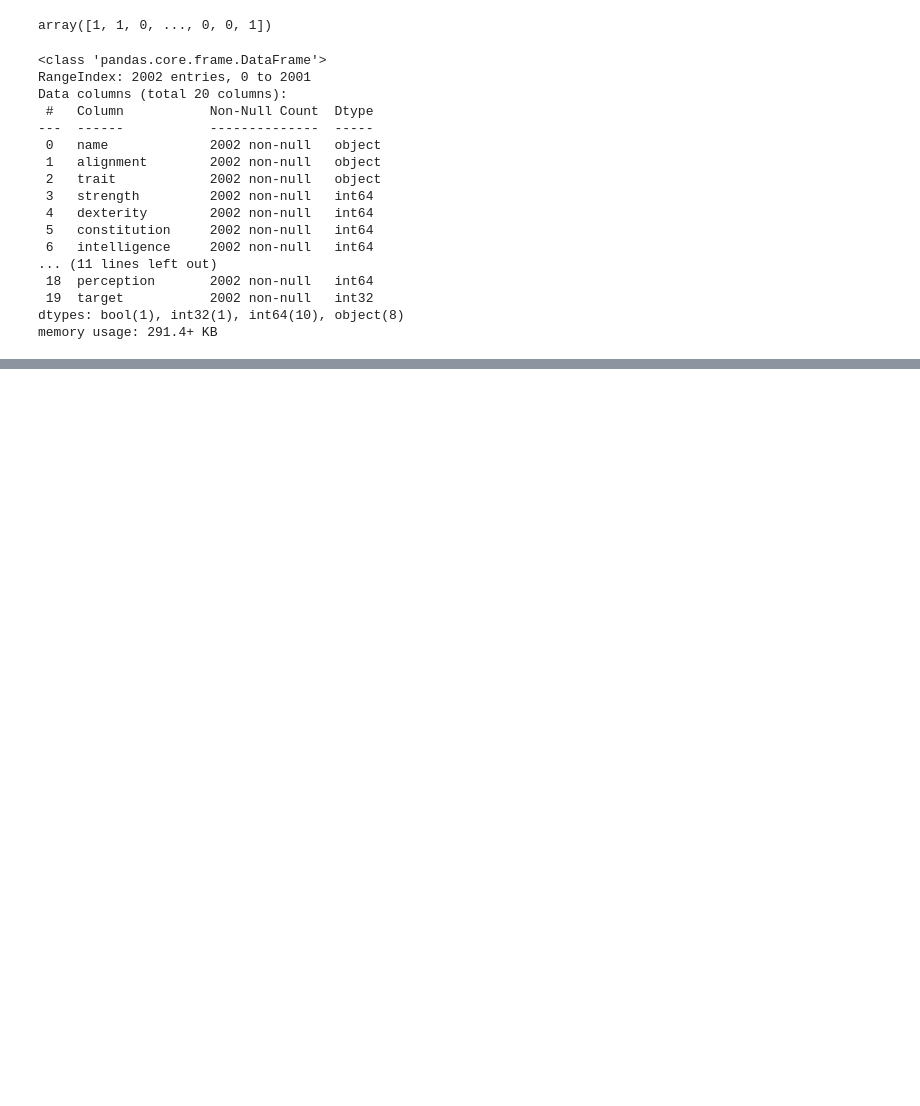
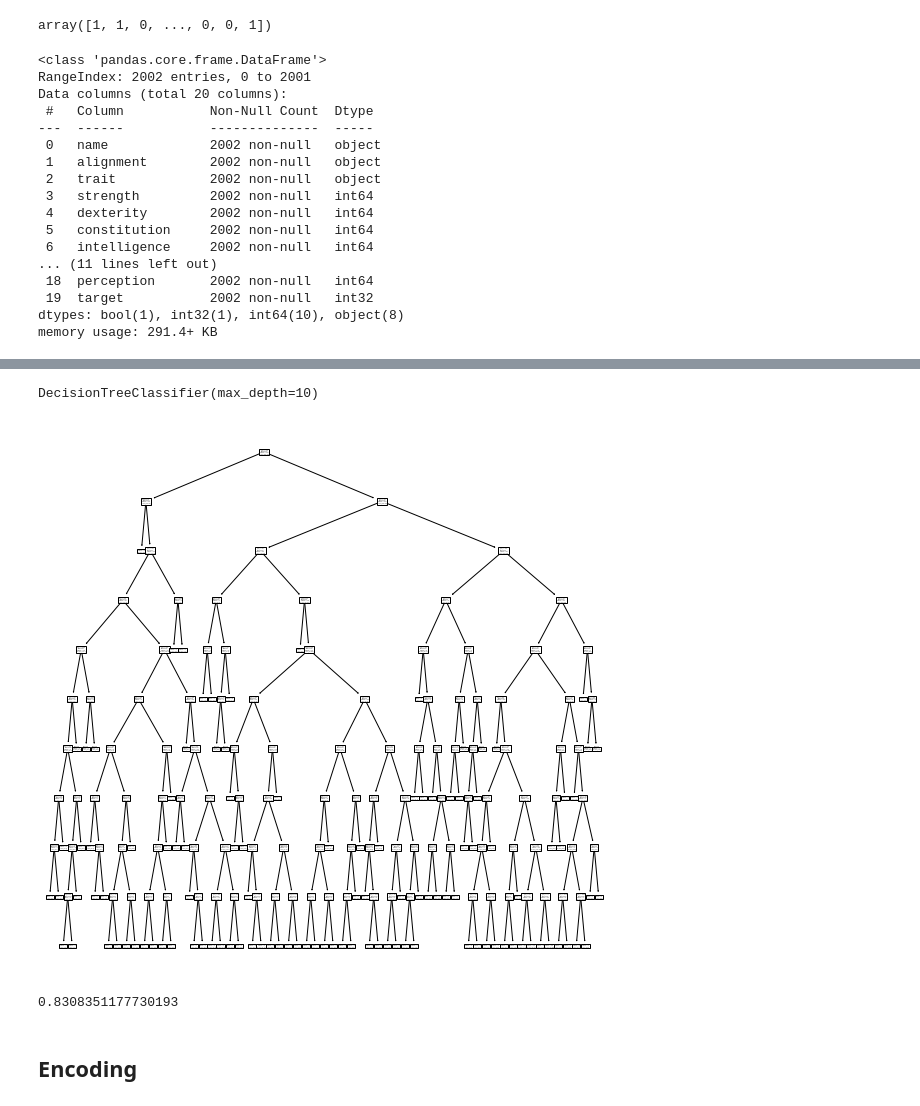
Before and after one commit to MusaAbbasi/Pathfinder_Creature_Classifier, a Jupyter notebook: EDA-Modeling.ipynb, the cells around one changed output, grey strips where cells are left out. Cells and saved outputs as stored; diff of their text form; code cells hidden in the pictures; blank space fills up the shorter version.

```diff
--- a/EDA-Modeling.ipynb
+++ b/EDA-Modeling.ipynb
@@ -66,3 +54,24 @@ memory usage: 291.4+ KB
+# %%
+object_cols = ["name", "alignment", "trait", "speed_raw", "rarity", "sense", "size", "creature_family", "target"]
 # %%
-X = df.drop(columns = ["target"])
+X = df.drop(columns = object_cols)
 y = df['target']
+# %%
+X_train, X_test, y_train, y_test = train_test_split(X, y, test_size=0.3)
+# %%
+tree_clf = DecisionTreeClassifier(max_depth = 10)
+
+tree_clf.fit(X_train, y_train)
+# %% [output]
+DecisionTreeClassifier(max_depth=10)
+# %%
+f, ax = plt.subplots(figsize=(10, 10))
+plot_tree(tree_clf, ax=ax);
+# %% [output]
+[figure, added]
+# %%
+tree_clf.score(X_train, y_train)
+# %% [output]
+0.8308351177730193
+# %% [markdown]
+## Encoding
```
Also changed, not shown: parts of 19 cells of this notebook, 1 other file.
